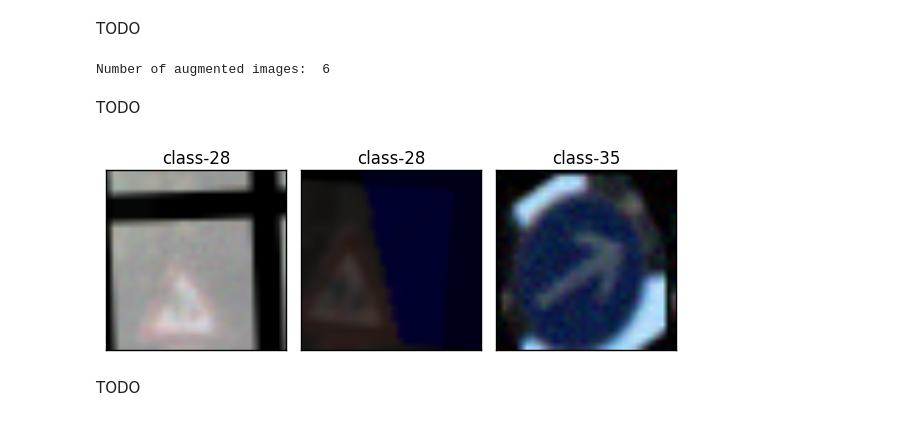
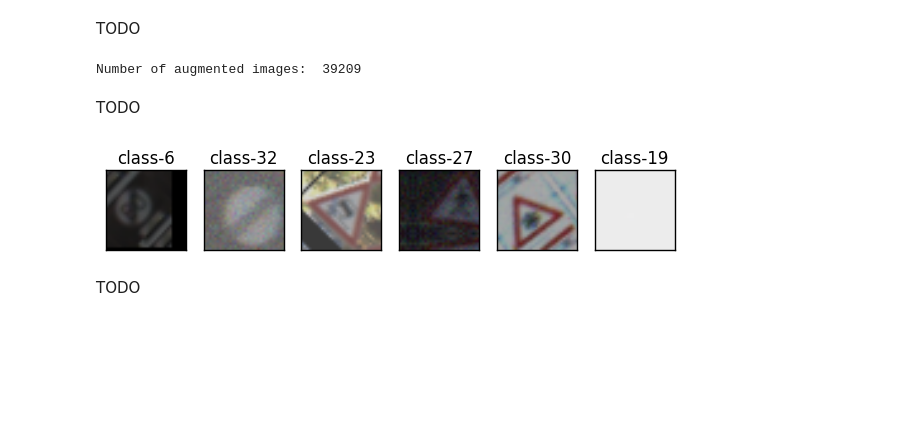
Before and after one commit to awav/traffic-sign-resnet, a Jupyter notebook: Traffic_Signs_Recognition.ipynb, the cells around one changed output. Saved outputs shown, nothing was run; the diff lists cells and outputs as text; code cells hidden in the pictures; blank space fills up the shorter version.

````diff
--- a/Traffic_Signs_Recognition.ipynb
+++ b/Traffic_Signs_Recognition.ipynb
@@ -127,3 +121,5 @@ mirror_classes = [19, 20, 33, 34, 36, 37, 38, 39]
+# %%
+mirror_classes = [11, 12, 13, 15, 17, 18, 22, 26, 30, 35]
 # %% [markdown]
 Before start learning process, it is important to figure out the distribution of labels in training dataset. Doing so, we will be aware of skewness and bias of dataset to certain labels. Bear in mind that we keep testing dataset in the background as we will not use it during training sessions.
 # %%
@@ -258,10 +236,14 @@ imgr_no_flip = ImageRich(exclude=['fliplr'])
 # %% [markdown]
 // TODO
 # %%
-jitter_class_prob = 100
+import numpy.random as rnd
 
 class_counts = ds_table['count']
+jitter_class_prob = 200
+
 class_prob = (class_counts.size * [class_counts.max()]
               - class_counts
               + rnd.randint(jitter_class_prob, size=n_classes))
 class_prob /= class_prob.sum()
+
+print(class_prob)
@@ -268,6 +268,18 @@ class_prob /= class_prob.sum()
 # %% [markdown]
 // TODO
 # %%
+### Generate data additional data (OPTIONAL!)
+### and split the data into training/validation/testing sets here.
+### Feel free to use as many code cells as needed.
+
+import imagerich
+importlib.reload(imagerich)
+
+from imagerich import ImageRich
+
+imgr_fliplr = ImageRich(seed = (1 if DEBUG == 0 else None))
+imgr = ImageRich(exclude=['fliplr'])
+
 def __choose_image(class_id):
     """
     ```__choose_image(...)``` uses local variables created by previous steps of this notebook.
@@ -303,7 +315,7 @@ def __augment_image(class_id, image):
        : `imgr_no_flip`
     """
     if class_id in mirror_classes:
-        return imgr_no_flip.augment(image)
+        return imgr_fliplr.augment(image)
     return imgr.augment(image)
 
 def __from_class_id_to_augmented_image(class_id):
@@ -315,8 +327,11 @@ TODO
 # Fraction defines how many new samples should be generated comparatively original dataset
 fraction = 1
 
+import importlib
+importlib.reload(imagerich)
+
 # Train augmentation size
-n_train_aug = n_train * fraction
+n_train_aug = int(n_train * fraction)
 
 # Chosen classes for augmentation
 chosen_classes = rnd.choice(list(ds_table['class']), p=list(class_prob), size=n_train_aug)
@@ -329,25 +344,26 @@ augmented = np.array(list(augmented))
 X_train_aug, y_train_aug = augmented, np.array(chosen_classes, dtype=np.uint8)
 
 assert(X_train_aug.shape[0] == y_train_aug.shape[0])
-print("Number of augmented images: ", y_train_aug[0])
+print("Number of augmented images: ", y_train_aug.shape[0])
 # %% [output]
-Number of augmented images:  6
+Number of augmented images:  39209
 # %% [markdown]
 TODO
 # %%
-examples_num = 3
+examples_num = 6
 
 _, axes = plt.subplots(ncols=examples_num, squeeze=True)
 
+stride = 1000
 for i, ax in enumerate(axes):
-    ax.imshow(X_train_aug[i + 100])
-    ax.set_title("class-{0}".format(y_train_aug[i + 100]))
+    ax.imshow(X_train_aug[i + stride])
+    ax.set_title("class-{0}".format(y_train_aug[i + stride]))
     ax.get_xaxis().set_visible(False)
     ax.get_yaxis().set_visible(False)
 
 plt.tight_layout()
 # %% [output]
-[figure, old version]
+[figure, new version]
 # %% [markdown]
 TODO
 # %%
````
Also changed, not shown: parts of 9 cells of this notebook, 5 other files.
